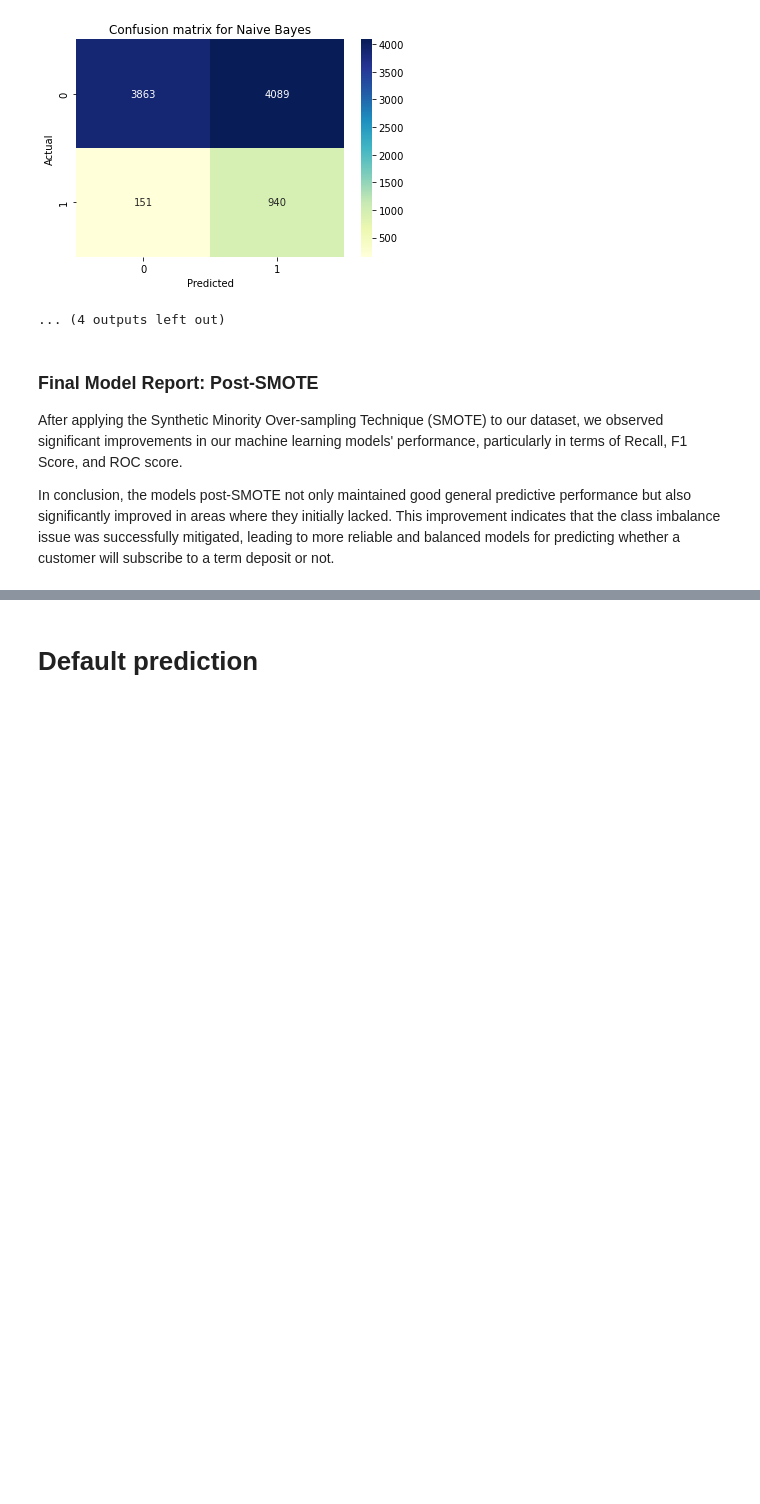
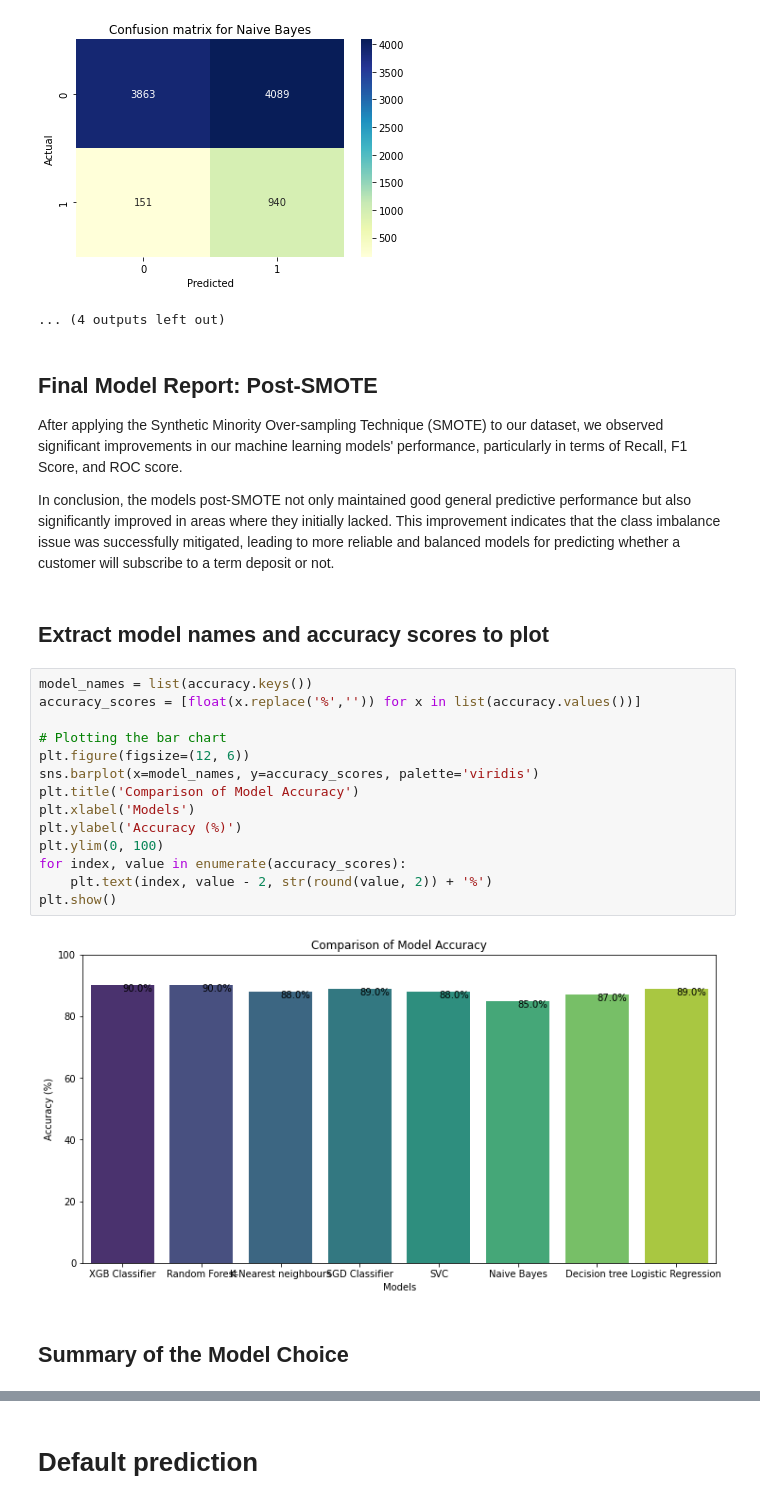
Before and after one commit to bopitien/Bank-Customer-Predictive-Modeling-ML, a Jupyter notebook: Nexus Bank.ipynb, the cells around one changed output, grey strips where cells are left out. Saved outputs shown, nothing was run; the diff lists cells and outputs as text; blank space fills up the shorter version.

```diff
--- a/Nexus Bank.ipynb
+++ b/Nexus Bank.ipynb
@@ -918,9 +930,29 @@ Confusion matrix:
 [figure]
 ... (4 outputs left out)
 # %% [markdown]
-### Final Model Report: Post-SMOTE
+## Final Model Report: Post-SMOTE
 
 After applying the Synthetic Minority Over-sampling Technique (SMOTE) to our dataset, we observed significant improvements in our machine learning models' performance, particularly in terms of Recall, F1 Score, and ROC score.
 
 In conclusion, the models post-SMOTE not only maintained good general predictive performance but also significantly improved in areas where they initially lacked. This improvement indicates that the class imbalance issue was successfully mitigated, leading to more reliable and balanced models for predicting whether a customer will subscribe to a term deposit or not.
+# %% [markdown]
+## Extract model names and accuracy scores to plot
+# %%
+model_names = list(accuracy.keys())
+accuracy_scores = [float(x.replace('%','')) for x in list(accuracy.values())]
+
+# Plotting the bar chart
+plt.figure(figsize=(12, 6))
+sns.barplot(x=model_names, y=accuracy_scores, palette='viridis')
+plt.title('Comparison of Model Accuracy')
+plt.xlabel('Models')
+plt.ylabel('Accuracy (%)')
+plt.ylim(0, 100)
+for index, value in enumerate(accuracy_scores):
+    plt.text(index, value - 2, str(round(value, 2)) + '%')
+plt.show()
+# %% [output]
+[figure, added]
+# %% [markdown]
+## Summary of the Model Choice
 # %% [markdown]
```
Also changed, not shown: parts of 25 cells of this notebook.
